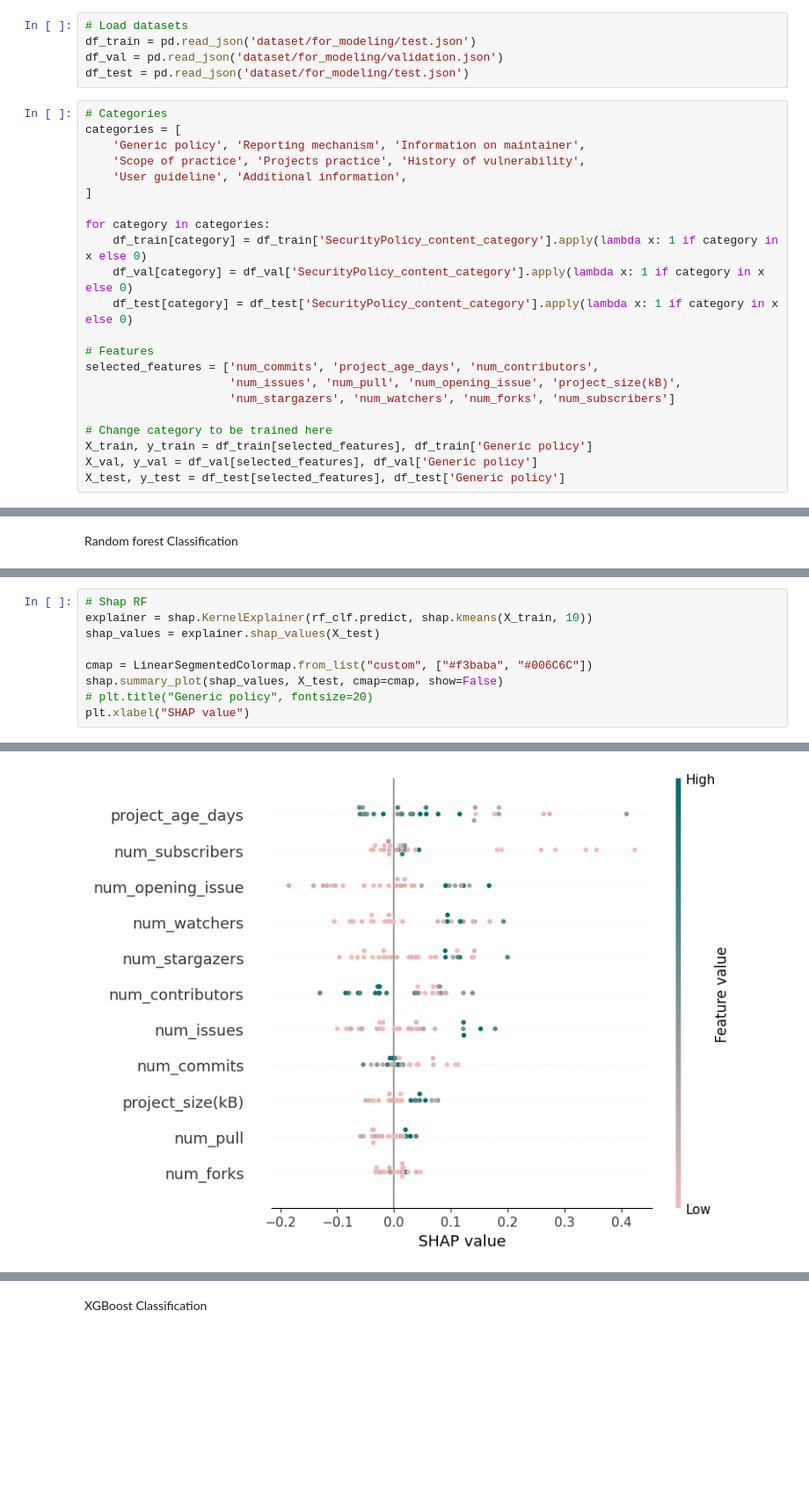
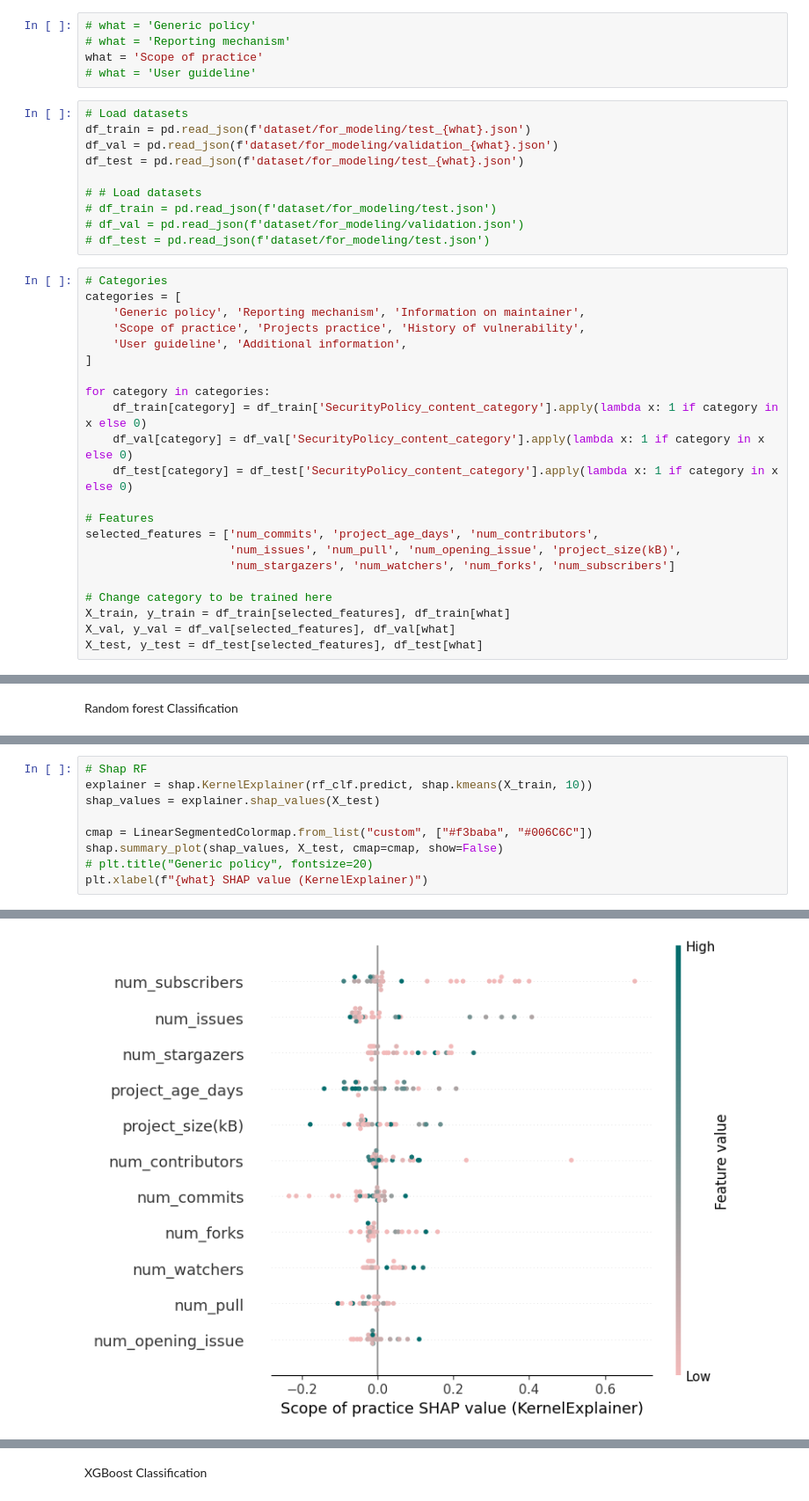
Before and after one commit to sswpka/Senior-Project-Security-Policy, a Jupyter notebook: model_shap.ipynb, the cells around one changed output, grey strips where cells are left out. Shown at 88% size. Cells and saved outputs as stored; diff of their text form; blank space fills up the shorter version.

```diff
--- a/model_shap.ipynb
+++ b/model_shap.ipynb
@@ -14,11 +14,21 @@ from xgboost import XGBClassifier, DMatrix
 from matplotlib.colors import LinearSegmentedColormap
 
 from sklearn.neural_network import MLPClassifier
+# %%
+# what = 'Generic policy'
+# what = 'Reporting mechanism'
+what = 'Scope of practice'
+# what = 'User guideline'
 # %%
 # Load datasets
-df_train = pd.read_json('dataset/for_modeling/test.json')
-df_val = pd.read_json('dataset/for_modeling/validation.json')
-df_test = pd.read_json('dataset/for_modeling/test.json')
+df_train = pd.read_json(f'dataset/for_modeling/test_{what}.json')
+df_val = pd.read_json(f'dataset/for_modeling/validation_{what}.json')
+df_test = pd.read_json(f'dataset/for_modeling/test_{what}.json')
+
+# # Load datasets
+# df_train = pd.read_json(f'dataset/for_modeling/test.json')
+# df_val = pd.read_json(f'dataset/for_modeling/validation.json')
+# df_test = pd.read_json(f'dataset/for_modeling/test.json')
 # %%
 # Categories
 categories = [
@@ -38,9 +48,9 @@ selected_features = ['num_commits', 'project_age_days', 'num_contributors',
                      'num_stargazers', 'num_watchers', 'num_forks', 'num_subscribers']
 
 # Change category to be trained here
-X_train, y_train = df_train[selected_features], df_train['Generic policy']
-X_val, y_val = df_val[selected_features], df_val['Generic policy']
-X_test, y_test = df_test[selected_features], df_test['Generic policy']
+X_train, y_train = df_train[selected_features], df_train[what]
+X_val, y_val = df_val[selected_features], df_val[what]
+X_test, y_test = df_test[selected_features], df_test[what]
 # %%
 # Encode target variables
 le = LabelEncoder()
@@ -93,5 +103,5 @@ shap_values = explainer.shap_values(X_test)
 cmap = LinearSegmentedColormap.from_list("custom", ["#f3baba", "#006C6C"])
 shap.summary_plot(shap_values, X_test, cmap=cmap, show=False)
 # plt.title("Generic policy", fontsize=20)
-plt.xlabel("SHAP value")
+plt.xlabel(f"{what} SHAP value (KernelExplainer)")
 # %% [output]
@@ -99 +109 @@ Text(0.5, 34.62222222222221, 'SHAP value')
-[figure, old version]
+[figure, new version]
```
Also changed, not shown: parts of 7 cells of this notebook, 12 other files.
